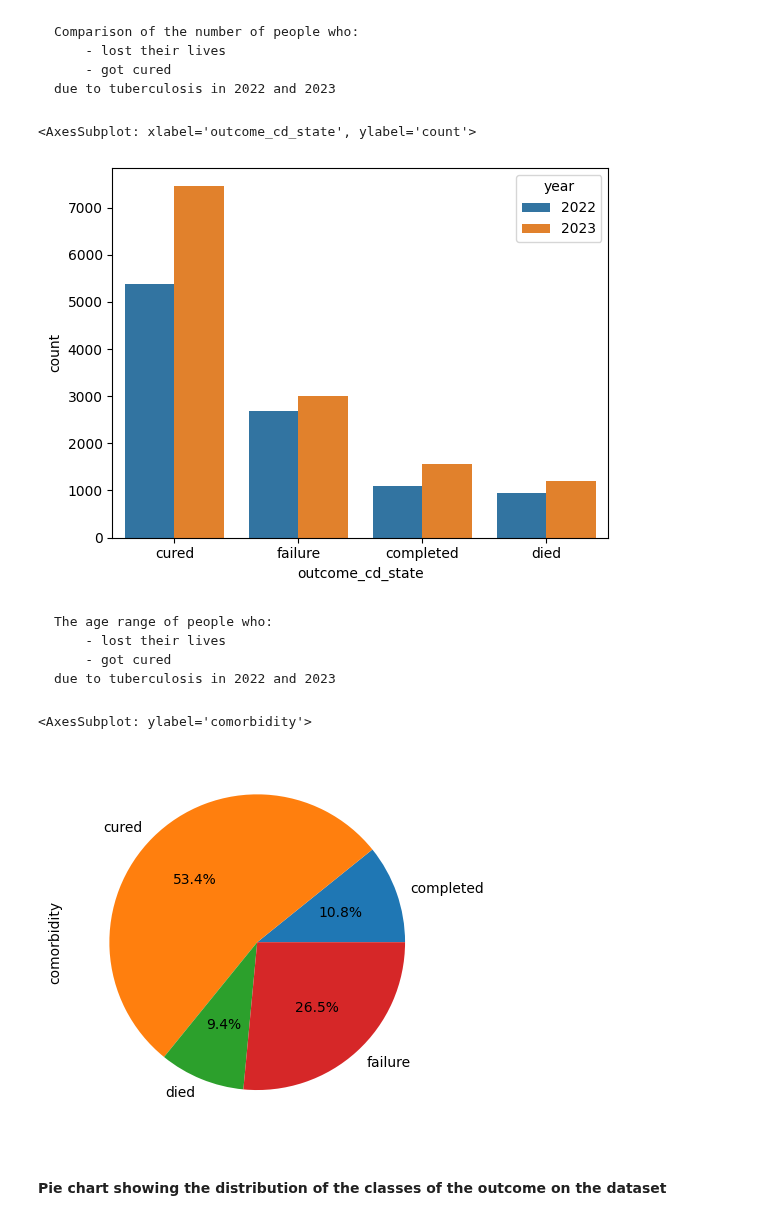
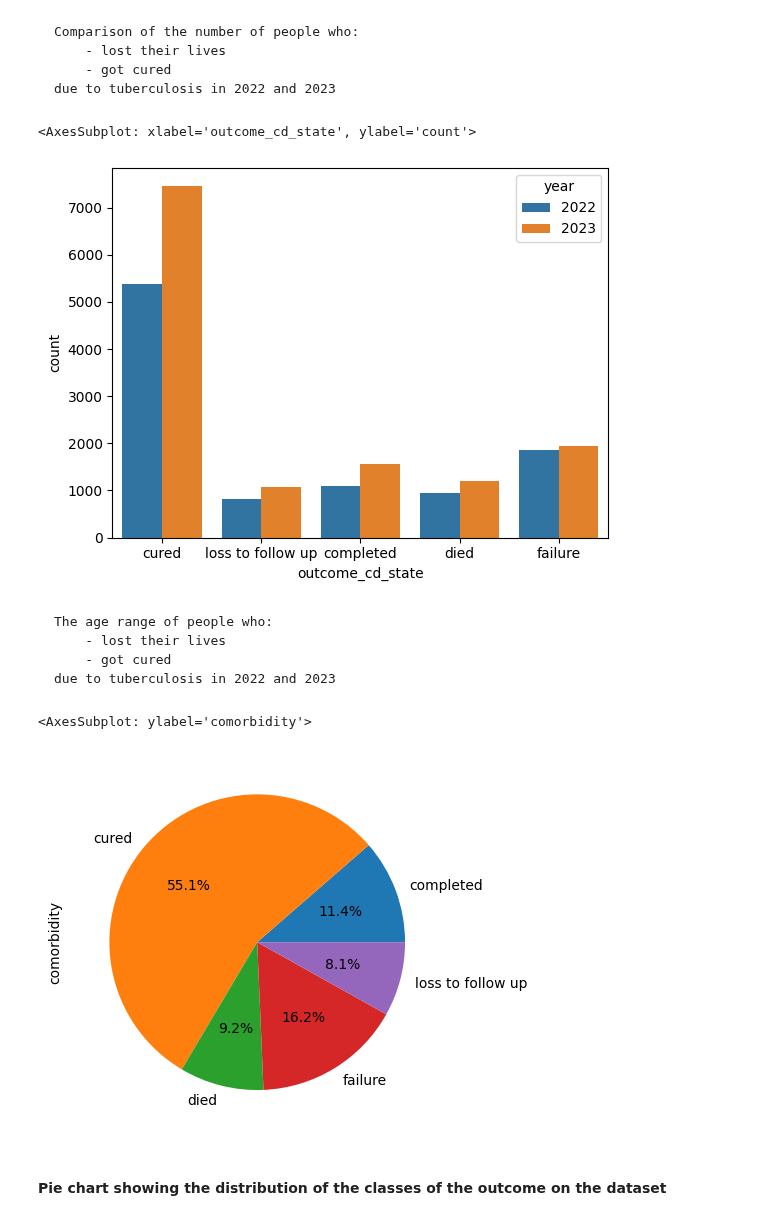
Before and after one commit to Taoheed-O/Tuberculosis_Survival_prediction, a Jupyter notebook: Data_analysis.ipynb, the cells around one changed output. Drawn from its saved outputs; the diff is of its cells as text; code cells hidden in the pictures.

```diff
--- a/Data_analysis.ipynb
+++ b/Data_analysis.ipynb
@@ -707,22 +707,22 @@ patients_total.head()
 patients_total['outcome_cd_state'] = patients_total['outcome_cd'].apply(lambda x: 'cured' if x == 'cured' \
                                                                                        else ('died' if x == 'died' \
                                                                                                   else('completed' if x == 'completed'\
-                                                                                                      else('lstfu' if x == 'loss to follow up' else 'failure'))))
+                                                                                                      else('loss to follow up' if x == 'ltfu' else 'failure'))))
 # %%
 sns.countplot(data=patients_total, x='outcome_cd_state', hue='year')
 # %% [output]
 <AxesSubplot: xlabel='outcome_cd_state', ylabel='count'>
-[figure, old version]
+[figure, new version]
 # %% [markdown]
     The age range of people who:
         - lost their lives
         - got cured
     due to tuberculosis in 2022 and 2023
 # %%
-patients_total_2022.groupby(['outcome_cd_state'])['comorbidity'].count().plot(kind='pie', autopct='%.1f%%')
+patients_total.groupby(['outcome_cd_state'])['comorbidity'].count().plot(kind='pie', autopct='%.1f%%')
 # %% [output]
 <AxesSubplot: ylabel='comorbidity'>
-[figure, old version]
+[figure, new version]
 # %% [markdown]
 #### Pie chart showing the distribution of the classes of the outcome on the dataset
 # %%
```
